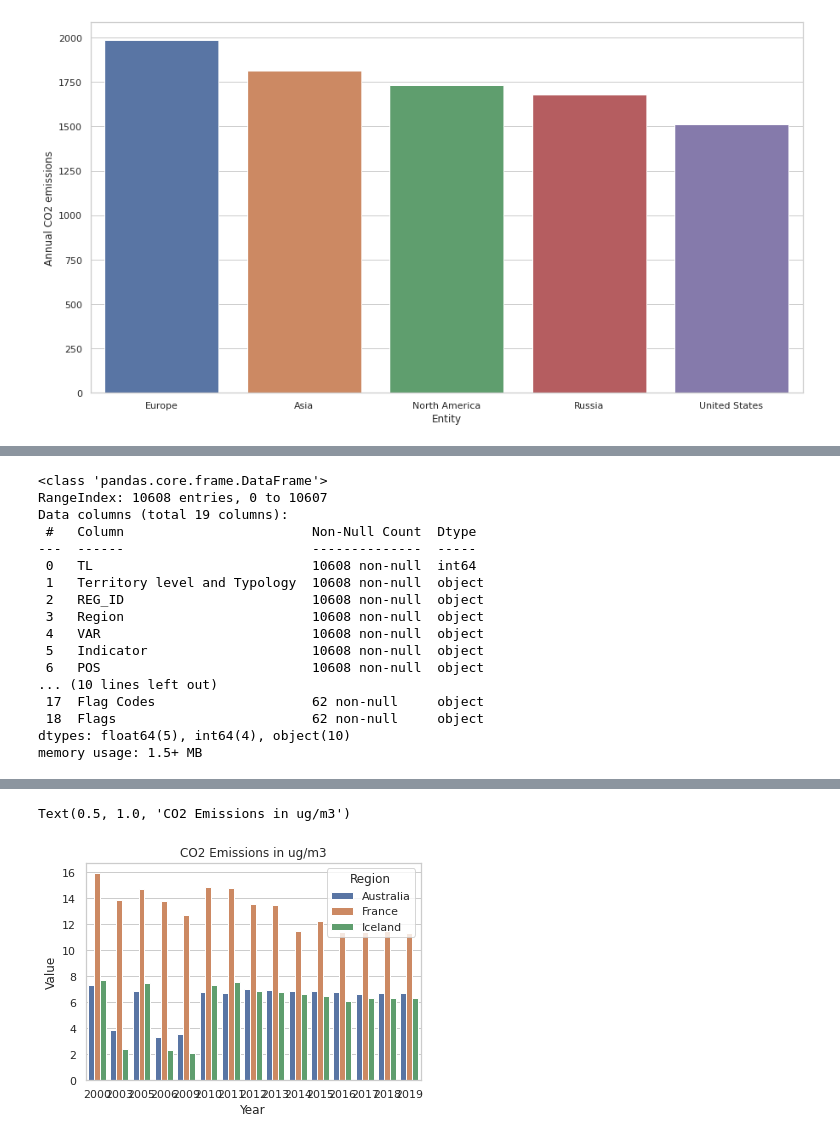
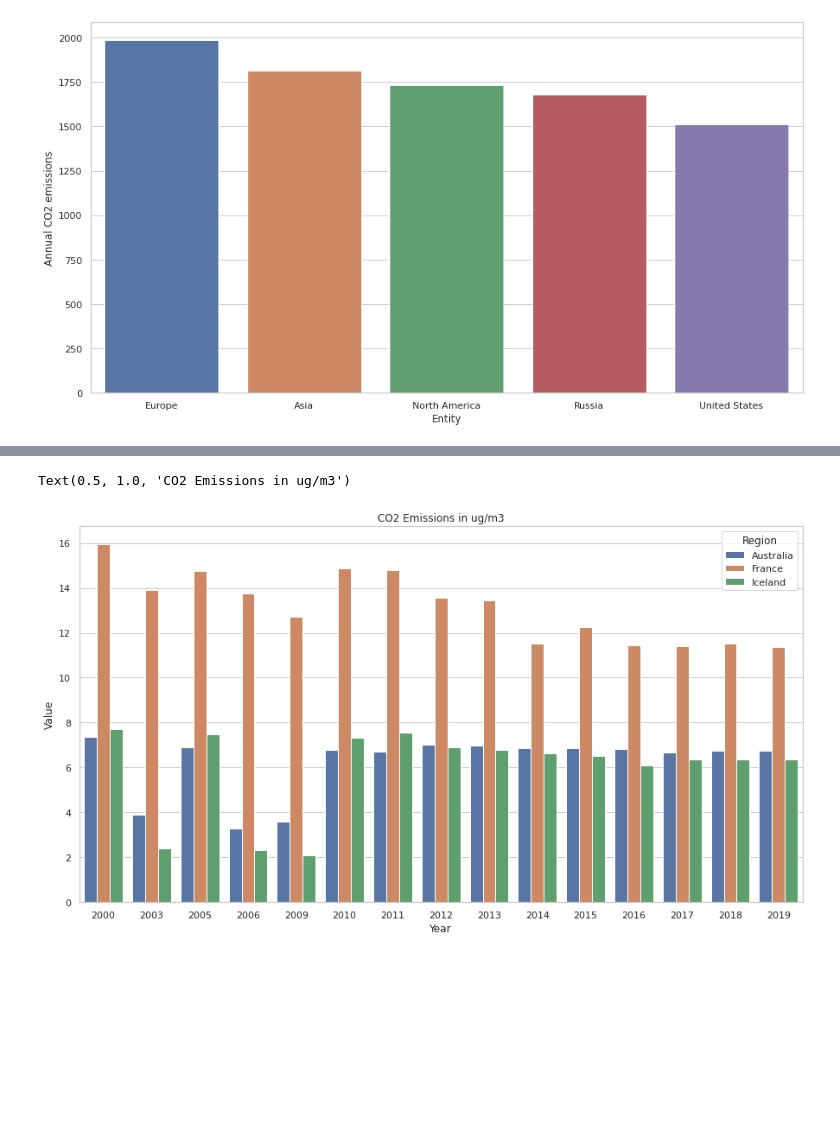
Before and after one commit to MathieuGuarino/IHProject2, a Jupyter notebook: main.ipynb, the cells around one changed output, grey strips where cells are left out. Cells and saved outputs as stored; diff of their text form; code cells hidden in the pictures; blank space fills up the shorter version.

```diff
--- a/main.ipynb
+++ b/main.ipynb
@@ -113,0 +174,6 @@ memory usage: 446.1+ KB
+# %%
+pollution_by_region = pd.read_csv('./Environment-Equity Datasets/Social Equity/Pollution/Pollution emissions by region.csv')
+pollution_by_region.dataframeName = 'Pollution emissions by region.csv'
+nRow, nCol = pollution_by_region.shape
+print(f'There are {nRow} rows and {nCol} columns')
+pollution_by_region.head(2)
@@ -278,9 +499,3 @@ fig, ax = pyplot.subplots(figsize=(15,8))
 ax = sns.barplot(x="Entity", y="Annual CO2 emissions",data=co2_grouped.iloc[5:10])
 # %% [output]
 [figure]
-# %%
-pollution_by_region = pd.read_csv('./Environment-Equity Datasets/Social Equity/Pollution/Pollution emissions by region.csv', nrows = nRowsRead)
-pollution_by_region.dataframeName = 'Pollution emissions by region.csv'
-nRow, nCol = pollution_by_region.shape
-print(f'There are {nRow} rows and {nCol} columns')
-pollution_by_region.head()
@@ -295,23 +502,3 @@ There are 10608 rows and 19 columns
-# %%
-pollution_by_region.info()
-# %% [output]
-<class 'pandas.core.frame.DataFrame'>
-RangeIndex: 10608 entries, 0 to 10607
-Data columns (total 19 columns):
- #   Column                        Non-Null Count  Dtype
----  ------                        --------------  -----
- 0   TL                            10608 non-null  int64
- 1   Territory level and Typology  10608 non-null  object
- 2   REG_ID                        10608 non-null  object
- 3   Region                        10608 non-null  object
- 4   VAR                           10608 non-null  object
- 5   Indicator                     10608 non-null  object
- 6   POS                           10608 non-null  object
-... (10 lines left out)
- 17  Flag Codes                    62 non-null     object
- 18  Flags                         62 non-null     object
-dtypes: float64(5), int64(4), object(10)
-memory usage: 1.5+ MB
 # %%
 pollution_by_country = pollution_by_region[(pollution_by_region.VAR == 'AIR_POL') & (pollution_by_region['Territory level and Typology'] == 'Country')]
 pollution_by_country.head()
@@ -324,7 +511,8 @@ pollution_by_country.head()
 | 54 | 1 | Country | AUT | Austria | AIR_POL | Air Pollution in PM2.5 (average l... | ALL | All regions | 2003 | ... |
 # %%
 pollution_by_countrylight = pollution_by_country[(pollution_by_country.Region == 'Iceland') | (pollution_by_country.Region == 'France') | (pollution_by_country.Region == 'Australia')]
+fig, ax = pyplot.subplots(figsize=(15,8))
 sns.barplot(data=pollution_by_countrylight, x="Year", y="Value", hue="Region").set_title('CO2 Emissions in ug/m3')
 # %% [output]
 Text(0.5, 1.0, 'CO2 Emissions in ug/m3')
-[figure, old version]
+[figure, new version]
```
Also changed, not shown: parts of 69 cells of this notebook.
